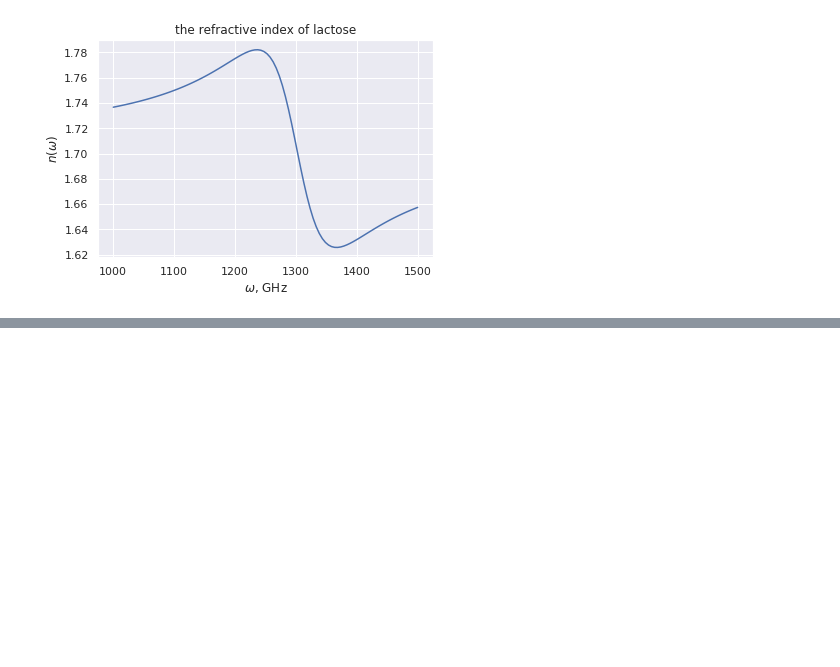
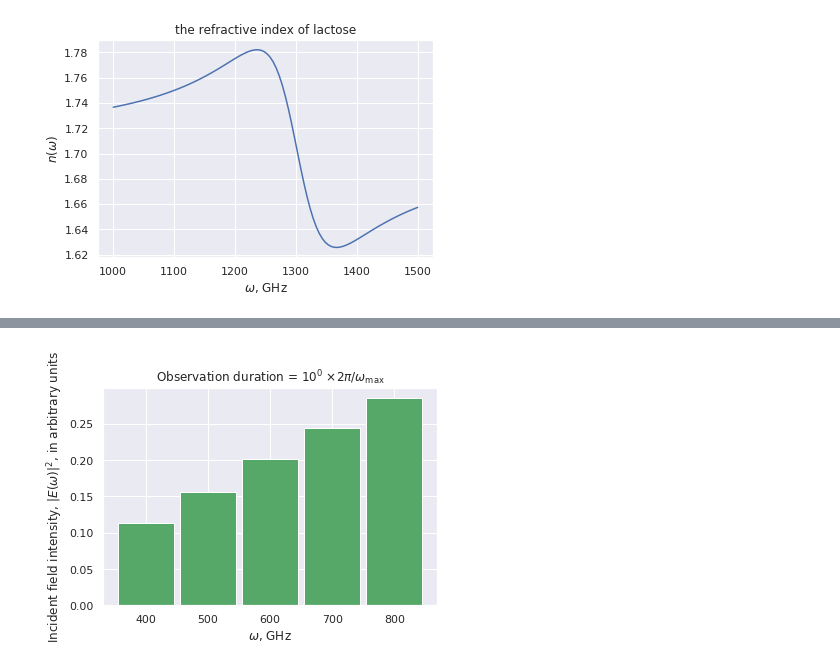
Before and after one commit to dibondar/miscellaneous, a Jupyter notebook: superoscilations.ipynb, the cells around one changed output, grey strips where cells are left out. Cells and saved outputs as stored; diff of their text form; code cells hidden in the pictures; blank space fills up the shorter version.

```diff
--- a/superoscilations.ipynb
+++ b/superoscilations.ipynb
@@ -310,0 +306,4 @@ plot_resonance(np.linspace(-100, 100, 100),0.05, 5 * 0.051)
+# %%
+sos.fields_transmitted(sos.short_half_period * 1)
+# %% [output]
+[figure, added]
```
Also changed, not shown: parts of 13 cells of this notebook.
